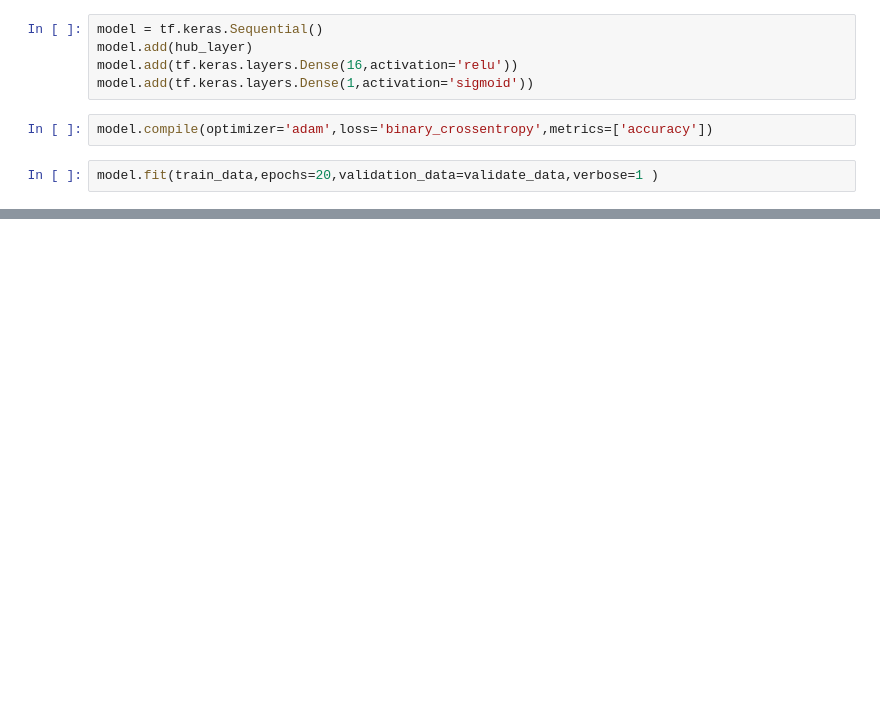
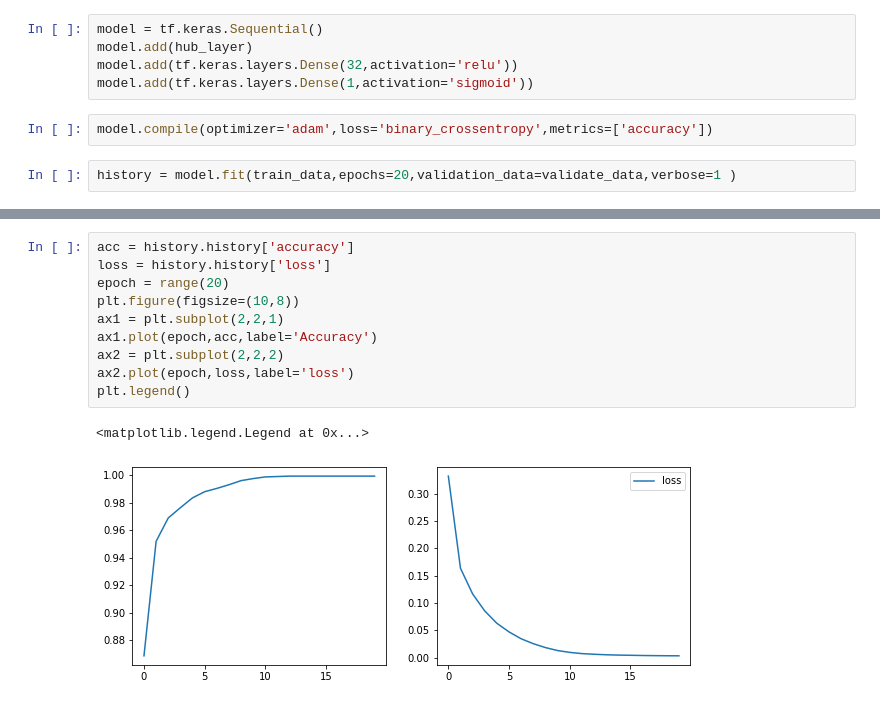
Before and after one commit to pahwa1902/LearMachineLearning, a Jupyter notebook: SpamDetection.ipynb, the cells around one changed output, grey strips where cells are left out. Cells and saved outputs as stored; diff of their text form; blank space fills up the shorter version.

```diff
--- a/SpamDetection.ipynb
+++ b/SpamDetection.ipynb
@@ -106,12 +103,12 @@ array([[-0.42655703, -0.4369624 ,  0.38947412, -0.52729607, -2.5634472 ,
 # %%
 model = tf.keras.Sequential()
 model.add(hub_layer)
-model.add(tf.keras.layers.Dense(16,activation='relu'))
+model.add(tf.keras.layers.Dense(32,activation='relu'))
 model.add(tf.keras.layers.Dense(1,activation='sigmoid'))
 # %%
 model.compile(optimizer='adam',loss='binary_crossentropy',metrics=['accuracy'])
 # %%
-model.fit(train_data,epochs=20,validation_data=validate_data,verbose=1 )
+history = model.fit(train_data,epochs=20,validation_data=validate_data,verbose=1 )
 # %% [output]
 Train for 210 steps, validate for 36 steps
 Epoch 1/20
@@ -137,0 +134,13 @@ loss, accuracy = model.evaluate(test_data)
+# %%
+acc = history.history['accuracy']
+loss = history.history['loss']
+epoch = range(20)
+plt.figure(figsize=(10,8))
+ax1 = plt.subplot(2,2,1)
+ax1.plot(epoch,acc,label='Accuracy')
+ax2 = plt.subplot(2,2,2)
+ax2.plot(epoch,loss,label='loss')
+plt.legend()
+# %% [output]
+<matplotlib.legend.Legend at 0x...>
+[figure, added]
```
Also changed, not shown: parts of 14 cells of this notebook.
